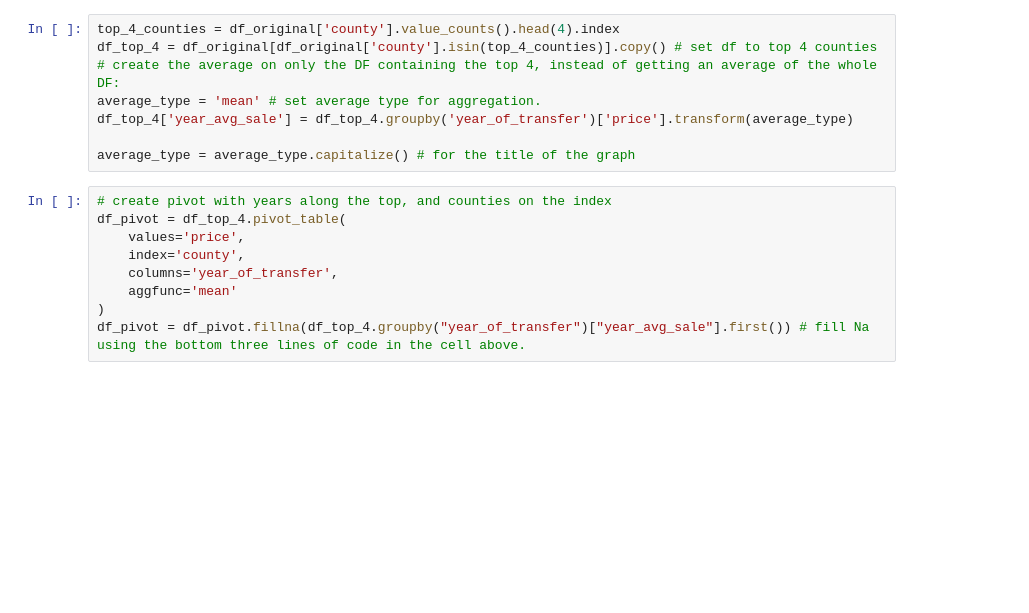
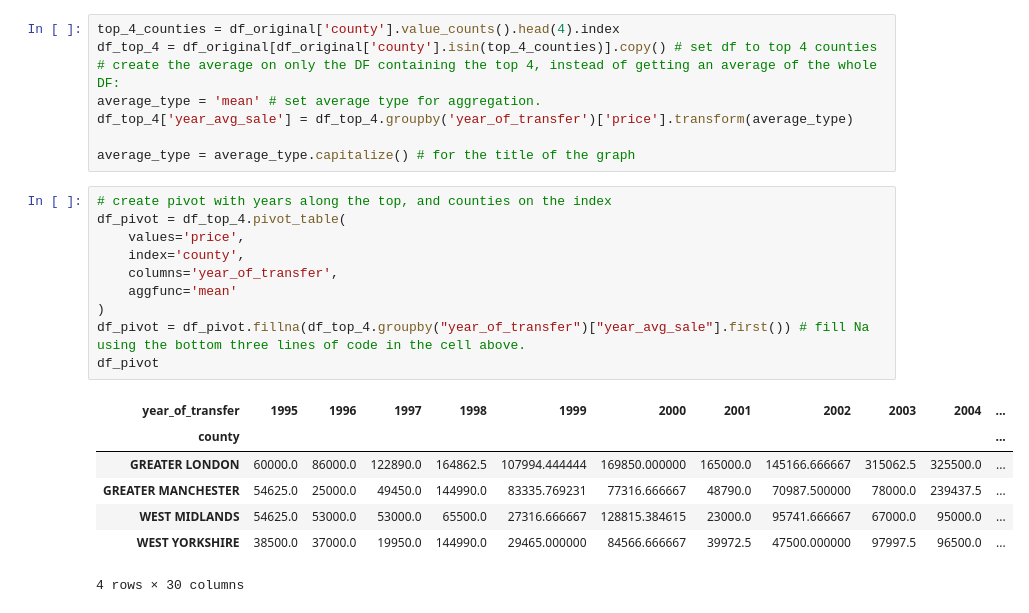
Before and after one commit to HJR41/UK-House-Sale-Analysis-v1, a Jupyter notebook: 1_Tests/6.1_price_paid_over_time.ipynb, the cells around one changed output. Saved outputs shown, nothing was run; the diff lists cells and outputs as text; blank space fills up the shorter version.

```diff
--- a/1_Tests/6.1_price_paid_over_time.ipynb
+++ b/1_Tests/6.1_price_paid_over_time.ipynb
@@ -25,12 +32,21 @@ average_type = average_type.capitalize() # for the title of the graph
 # %%
 # create pivot with years along the top, and counties on the index
 df_pivot = df_top_4.pivot_table(
     values='price',
     index='county',
     columns='year_of_transfer',
     aggfunc='mean'
 )
 df_pivot = df_pivot.fillna(df_top_4.groupby("year_of_transfer")["year_avg_sale"].first()) # fill Na using the bottom three lines of code in the cell above.
+df_pivot
+# %% [output]
+| year_of_transfer | 1995 | 1996 | 1997 | 1998 | 1999 | 2000 | 2001 | 2002 | 2003 | 2004 | ... |
+| county |  |  |  |  |  |  |  |  |  |  | ... |
+| GREATER LONDON | 60000.0 | 86000.0 | 122890.0 | 164862.5 | 107994.444444 | 169850.000000 | 165000.0 | 145166.666667 | 315062.5 | 325500.0 | ... |
+| GREATER MANCHESTER | 54625.0 | 25000.0 | 49450.0 | 144990.0 | 83335.769231 | 77316.666667 | 48790.0 | 70987.500000 | 78000.0 | 239437.5 | ... |
+| WEST MIDLANDS | 54625.0 | 53000.0 | 53000.0 | 65500.0 | 27316.666667 | 128815.384615 | 23000.0 | 95741.666667 | 67000.0 | 95000.0 | ... |
+| WEST YORKSHIRE | 38500.0 | 37000.0 | 19950.0 | 144990.0 | 29465.000000 | 84566.666667 | 39972.5 | 47500.000000 | 97997.5 | 96500.0 | ... |
+4 rows × 30 columns
 # %%
 fig, ax = plt.subplots()
 
```
Also changed, not shown: parts of 2 cells of this notebook.
